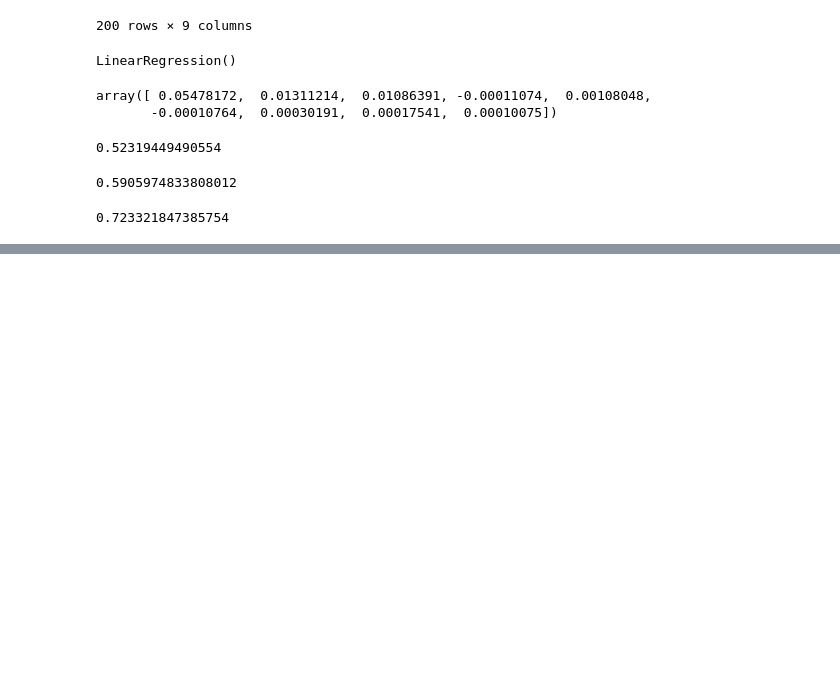
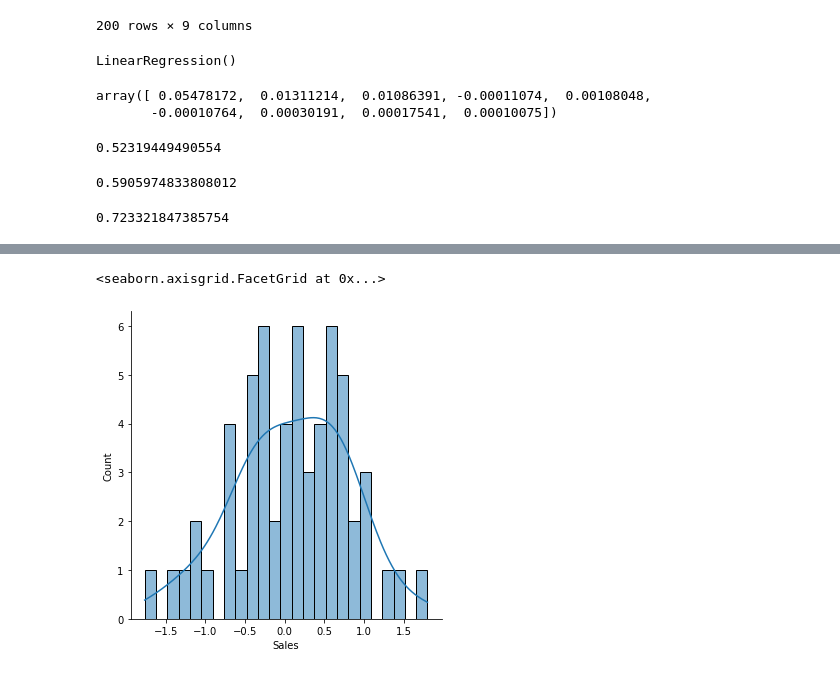
Before and after one commit to MIlanJP/Linear-regression-practice, a Jupyter notebook: Advertisement Linear regression.ipynb, the cells around one changed output, grey strips where cells are left out. Cells and saved outputs as stored; diff of their text form; code cells hidden in the pictures; blank space fills up the shorter version.

```diff
--- a/Advertisement Linear regression.ipynb
+++ b/Advertisement Linear regression.ipynb
@@ -289,0 +344,5 @@ RMSE
+# %%
+sns.displot(polynomial_test_residual,bins=25,kde=True)
+# %% [output]
+<seaborn.axisgrid.FacetGrid at 0x...>
+[figure, added]
```
Also changed, not shown: parts of 20 cells of this notebook, 2 other files.
